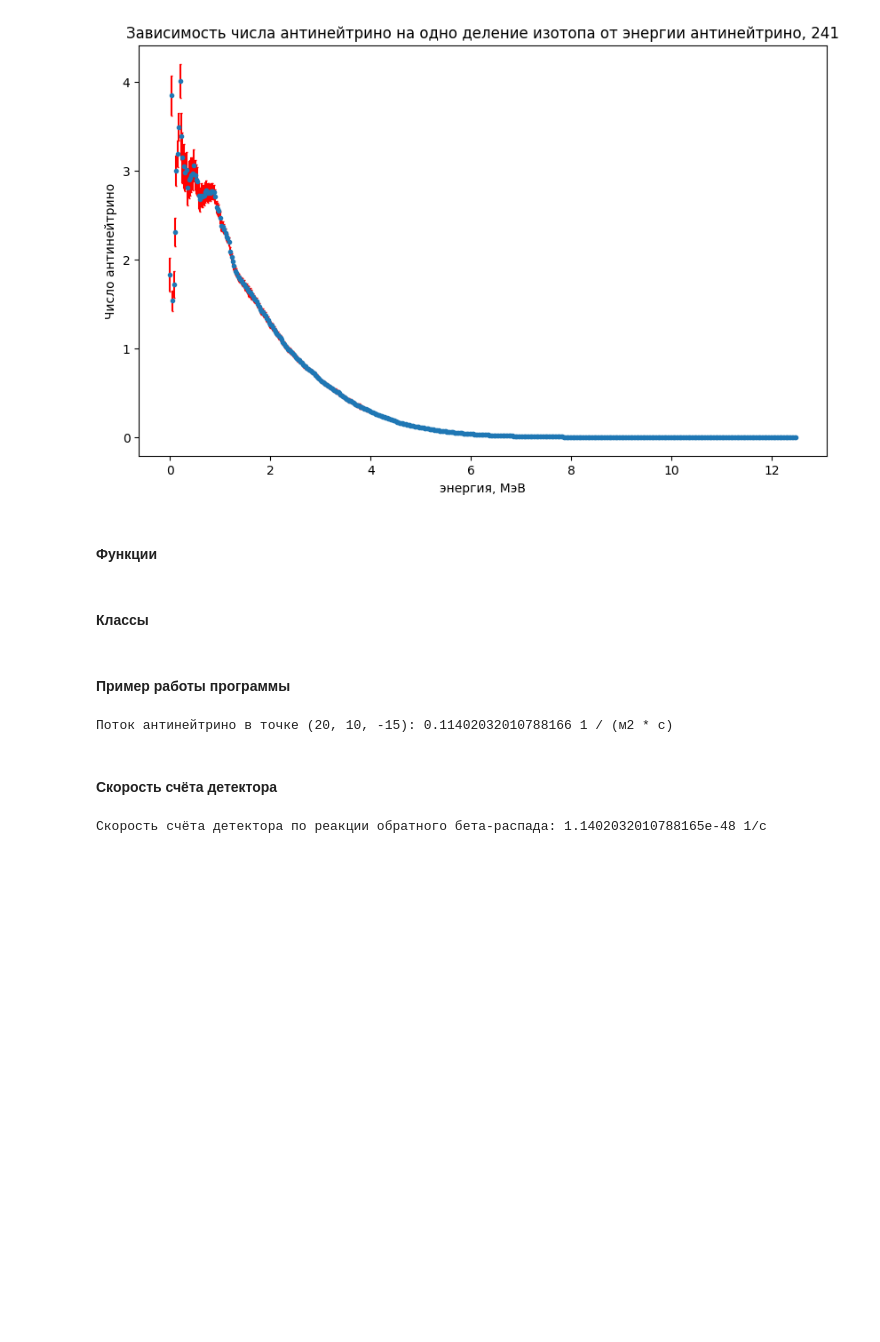
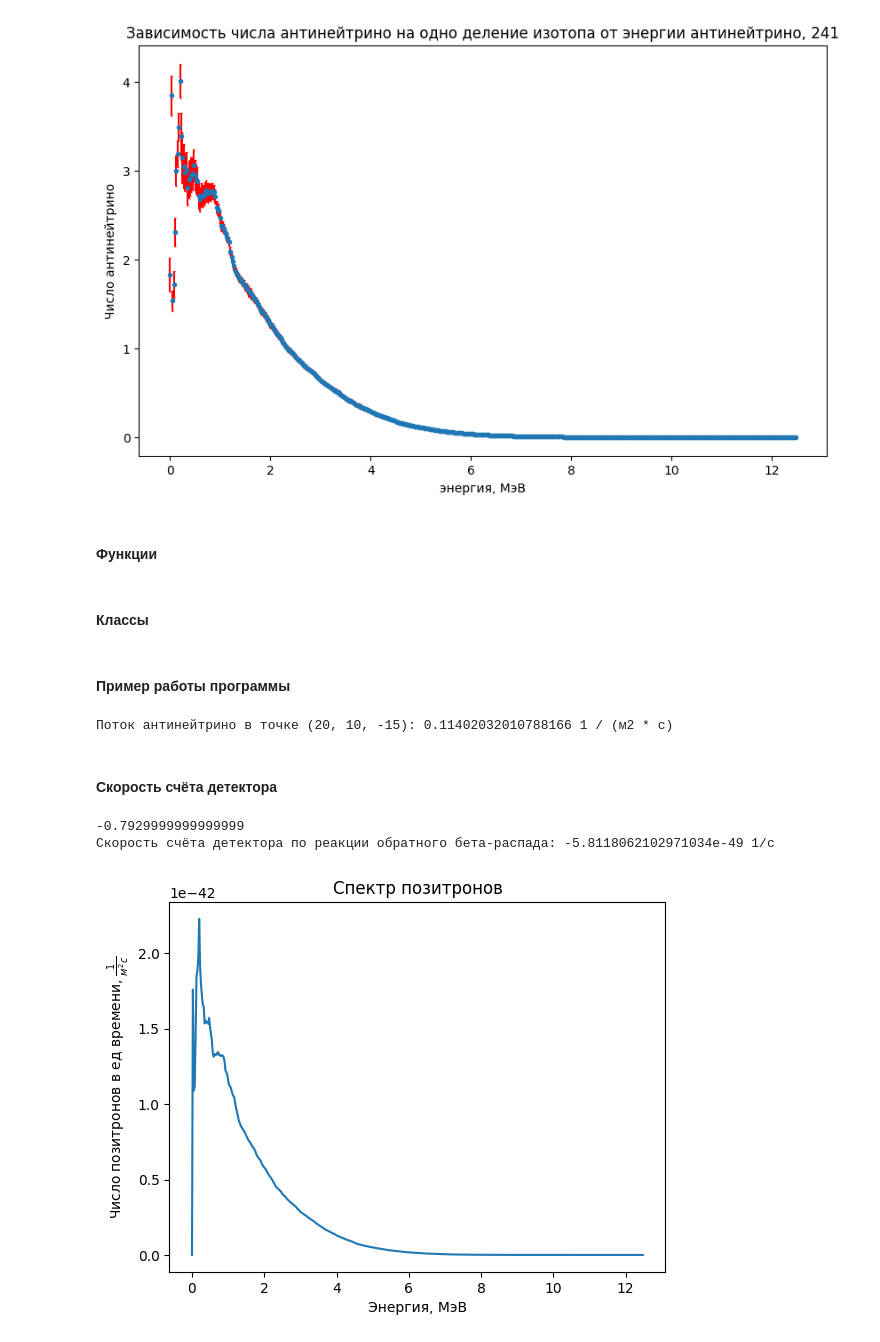
Before and after one commit to victorsemipalatin/course_work, a Jupyter notebook: project.ipynb, the cells around one changed output. Cells and saved outputs as stored; diff of their text form; code cells hidden in the pictures; blank space fills up the shorter version.

```diff
--- a/project.ipynb
+++ b/project.ipynb
@@ -150,28 +127,55 @@ class Reactor():
         fig.show()
 # %% [markdown]
 #### Пример работы программы
-# %%
-R = 0
-l = 3
-n = 4
-k = 4
-params = {"R": R, "l": l, "n": n, "k": k}
-reactor = Reactor(params)
-
-coord = (20, 10, -15) # координаты заданы в метрах
-energy = 0.5 # энергия задана в МэВ
-flux = reactor.flux(coord, energy)
-print(f"Поток антинейтрино в точке {coord}: {flux} 1 / (м2 * c)")
-# %% [output]
-Поток антинейтрино в точке (20, 10, -15): 0.11402032010788166 1 / (м2 * c)
+# %%
+tablets = [
+    [(1.49923, -1.01127, -0.739099), (18, 4, 9, 19)],
+    [(0.732916, 0.120131, 0.81584), (15, 13, 6, 16)],
+    [(0.0590163, -0.994283, -0.0831989), (7, 4, 4, 0)],
+    [(-0.499382, -0.917553, 1.50864), (11, 17, 13, 9)],
+    [(0.181885, -0.953146, -0.691813), (2, 1, 12, 14)],
+    [(0.411393, 0.641655, -1.36144), (13, 2, 2, 10)],
+    [(-0.87666, -0.633269, -1.41721), (2, 10, 1, 5)],
+    [(1.17487, -0.818646, -0.231725), (2, 8, 13, 3)],
+    [(-0.177537, -1.36399, -0.641592), (10, 3, 10, 14)],
+    [(-0.402034, -1.01757, -0.135637), (12, 13, 13, 9)]
+]
+reactor = Reactor(tablets)
+
+coord = (20, 10, -15) # координаты заданы в метрах
+energy = 0.5 # энергия задана в МэВ
+flux = reactor.flux(coord, energy)
+print(f"Поток антинейтрино в точке {coord}: {flux} 1 / (м2 * c)")
+# %% [output]
+Поток антинейтрино в точке (20, 10, -15): 0.11402032010788166 1 / (м2 * c)
 # %% [markdown]
 #### Скорость счёта детектора
 # %%
 j = reactor.flux(coord, energy)
-sigma = 1e-47 # в метрах квадратных
+delta = 1.293 # разность масс протона и нейтрона
+m_e = 0.51099895000 # в мэвах
+E_e = energy - delta
+sigma = abs(1e-47 * np.sqrt(E_e ** 2 - m_e ** 2) * E_e * energy ** (-0.07056 + 0.02018 * np.log(energy) - 0.001593 * (np.log(energy) ** 3)))  # в метрах квадратных
 d = j * sigma
 print(f"Скорость счёта детектора по реакции обратного бета-распада: {d} 1/c")
 # %% [output]
-Скорость счёта детектора по реакции обратного бета-распада: 1.1402032010788165e-48 1/c
+-0.7929999999999999
+Скорость счёта детектора по реакции обратного бета-распада: -5.8118062102971034e-49 1/c
+# %%
+y = []
+delta = 1.293 # разность масс протона и нейтрона
+m_e = 0.51099895000 # в мэвах
+E_e = energy - delta
+for energy in x:
+    j = reactor.flux(coord, energy)
+    y.append(abs(1e-43 * np.sqrt(E_e ** 2 - m_e ** 2) * E_e * energy ** (-0.07056 + 0.02018 * np.log(energy) - 0.001593 * (np.log(energy) ** 3))) * j)
+
+plt.title("Спектр позитронов")
+plt.plot(x, y)
+plt.xlabel("Энергия, МэВ")
+plt.ylabel("Число позитронов в ед времени, $\\frac{1}{м^2 c}$")
+plt.show()
+# %% [output]
+[figure, added]
 # %%
 reactor.show()
```
Also changed, not shown: parts of 2 cells of this notebook.
